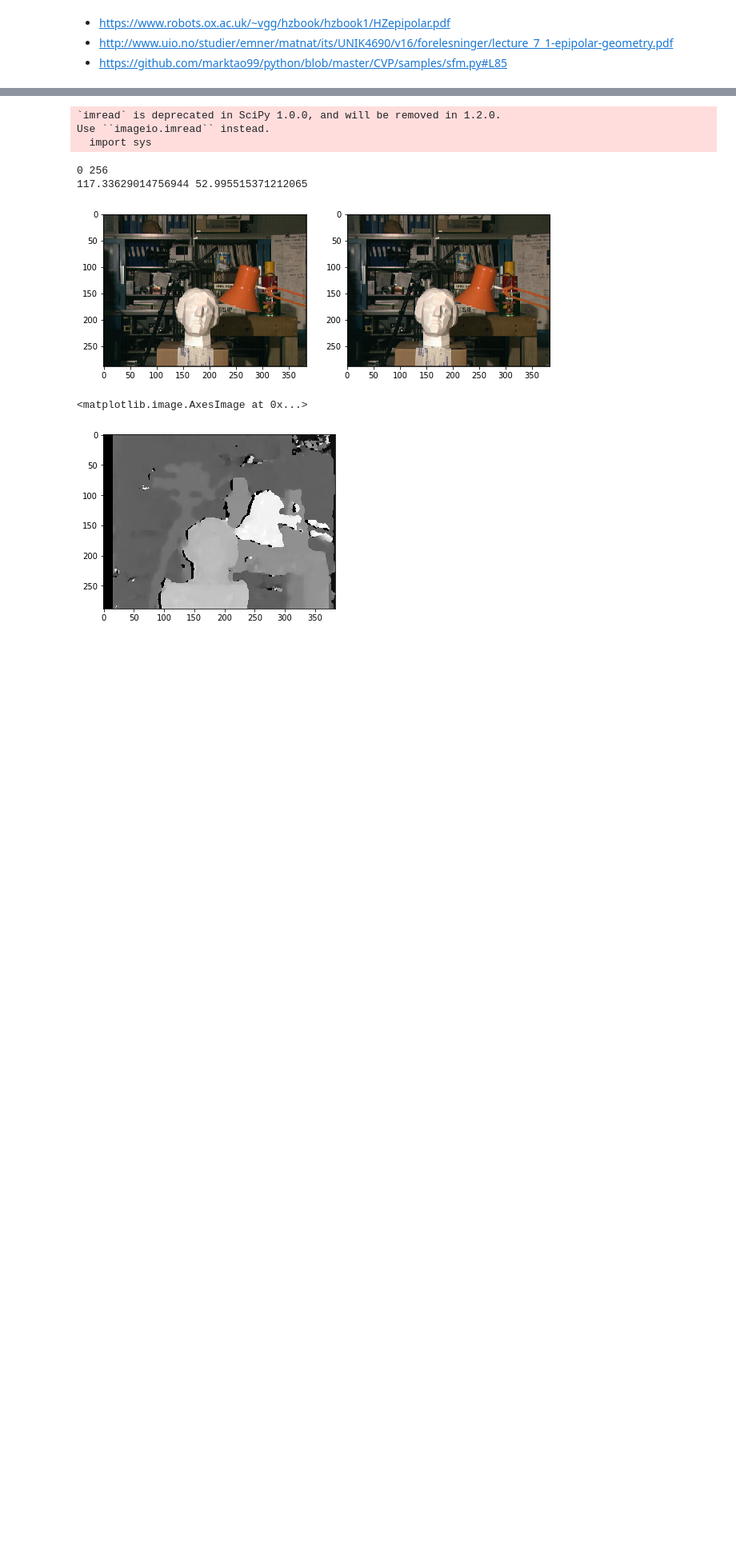
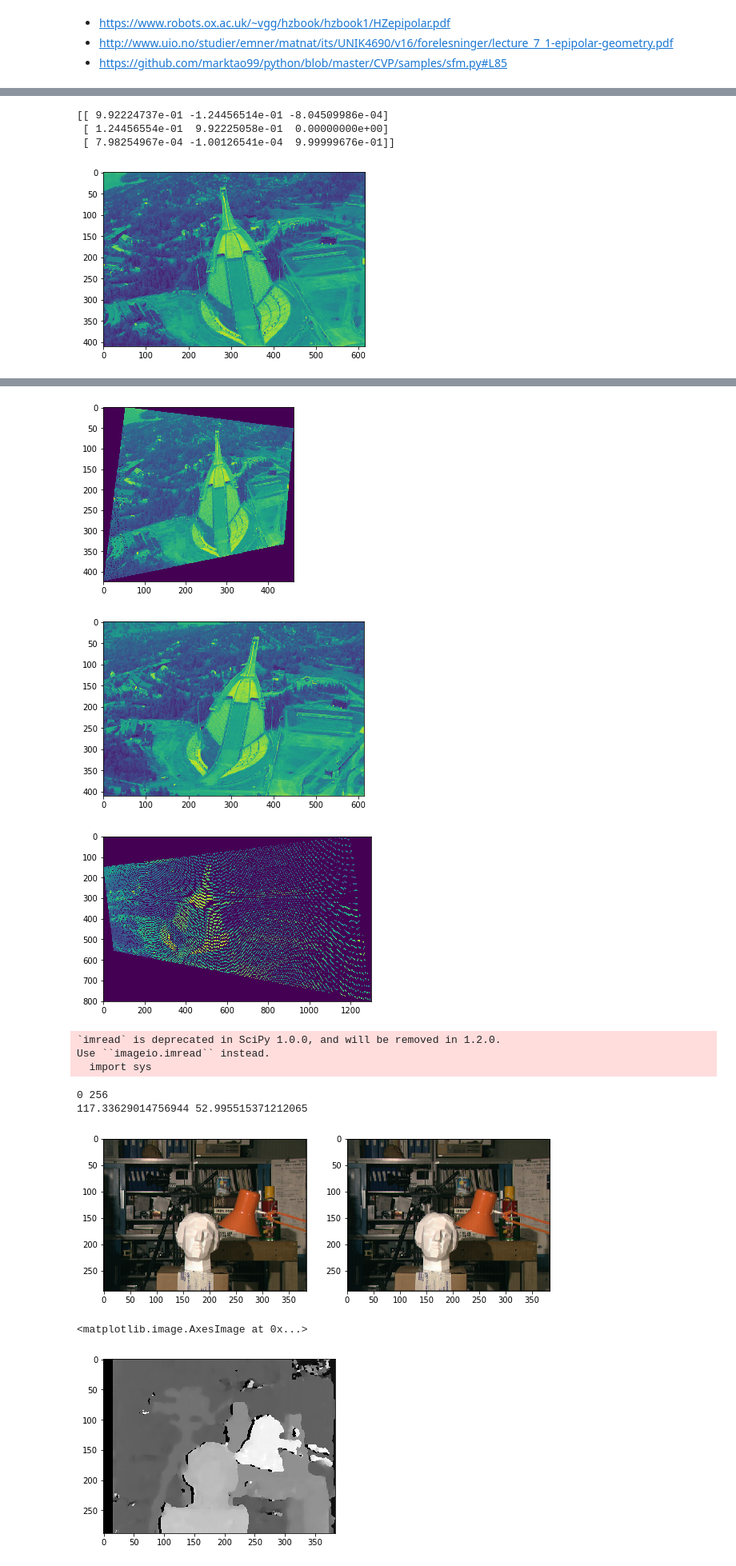
Before and after one commit to guigzzz/MLCV2, a Jupyter notebook: fundemental_mat.ipynb, the cells around one changed output, grey strips where cells are left out. Shown at 80% size. Drawn from its saved outputs; the diff is of its cells as text; code cells hidden in the pictures; blank space fills up the shorter version.

```diff
--- a/fundemental_mat.ipynb
+++ b/fundemental_mat.ipynb
@@ -198,0 +239,65 @@ fundemental accuracy: 0.9850611950241874 (Maximum accuracy = 1)
+# %%
+from src.utils import rgb_to_grey
+R = get_rectification_matrix(F)
+print(R)
+
+im = rgb_to_grey(images[0])
+plt.imshow(im)
+plt.show()
+
+height = im.shape[0]
+width = im.shape[1]
+
+mesh = np.meshgrid(np.arange(width), np.arange(height))
+coords = np.concatenate((mesh[0][..., None], mesh[1][..., None], np.ones((*im.shape, 1))), axis=2) # create 2d array of [x y 1] coordinates
+
+projected_coords = coords.dot(R.T) # project coordinate grid onto other image
+projected_coords[:, :, :2] /= projected_coords[:, :, 2:] # divide x and y coords by z coord
+print(projected_coords)
+
+projected_coords = projected_coords.astype(int)
+
+min_x, max_x = np.min(projected_coords[:, :, 0]), np.max(projected_coords[:, :, 0])
+min_y, max_y = np.min(projected_coords[:, :, 1]), np.max(projected_coords[:, :, 1])
+
+print(min_x, max_x, min_y, max_y)
+
+box = np.zeros((max_y - min_y + 1, max_x - min_x + 1)) # create placeholder for pixels
+box[projected_coords[:, :, 1] - min_y, projected_coords[:, :, 0] - min_x] = im # set projected coordinates to pixel values of original coordinates
+
+# plt.figure(figsize=(10, 10))
+plt.imshow(box)
+# plt.scatter(right[:, 0] - min_x, right[:, 1] - min_y, marker='x', c='r')
+plt.show()
+
+im = rgb_to_grey(images[1])
+plt.imshow(im)
+plt.show()
+
+height = im.shape[0]
+width = im.shape[1]
+
+mesh = np.meshgrid(np.arange(width), np.arange(height))
+coords = np.concatenate((mesh[0][..., None], mesh[1][..., None], np.ones((*im.shape, 1))), axis=2) # create 2d array of [x y 1] coordinates
+
+projected_coords = coords.dot(R) # project coordinate grid onto other image
+projected_coords[:, :, :2] /= projected_coords[:, :, 2:] # divide x and y coords by z coord
+projected_coords = projected_coords.astype(int)
+
+min_x, max_x = np.min(projected_coords[:, :, 0]), np.max(projected_coords[:, :, 0])
+min_y, max_y = np.min(projected_coords[:, :, 1]), np.max(projected_coords[:, :, 1])
+
+
+
+box = np.zeros((max_y - min_y + 1, max_x - min_x + 1)) # create placeholder for pixels
+box[projected_coords[:, :, 1] - min_y, projected_coords[:, :, 0] - min_x] = im # set projected coordinates to pixel values of original coordinates
+
+# plt.figure(figsize=(10, 10))
+plt.imshow(box)
+# plt.scatter(left[:, 0] - min_x, left[:, 1] - min_y, marker='x', c='r')
+plt.show()
+# %% [output]
+[[ 9.92224737e-01 -1.24456514e-01 -8.04509986e-04]
+ [ 1.24456554e-01  9.92225058e-01  0.00000000e+00]
+ [ 7.98254967e-04 -1.00126541e-04  9.99999676e-01]]
+[figure, added]
@@ -199,3 +321,6 @@ fundemental accuracy: 0.9850611950241874 (Maximum accuracy = 1)
+[figure, added]
+[figure, added]
+[figure, added]
 # %%
 import cv2
 from scipy.misc import imread
```
Also changed, not shown: parts of 5 cells of this notebook, 2 other files.
